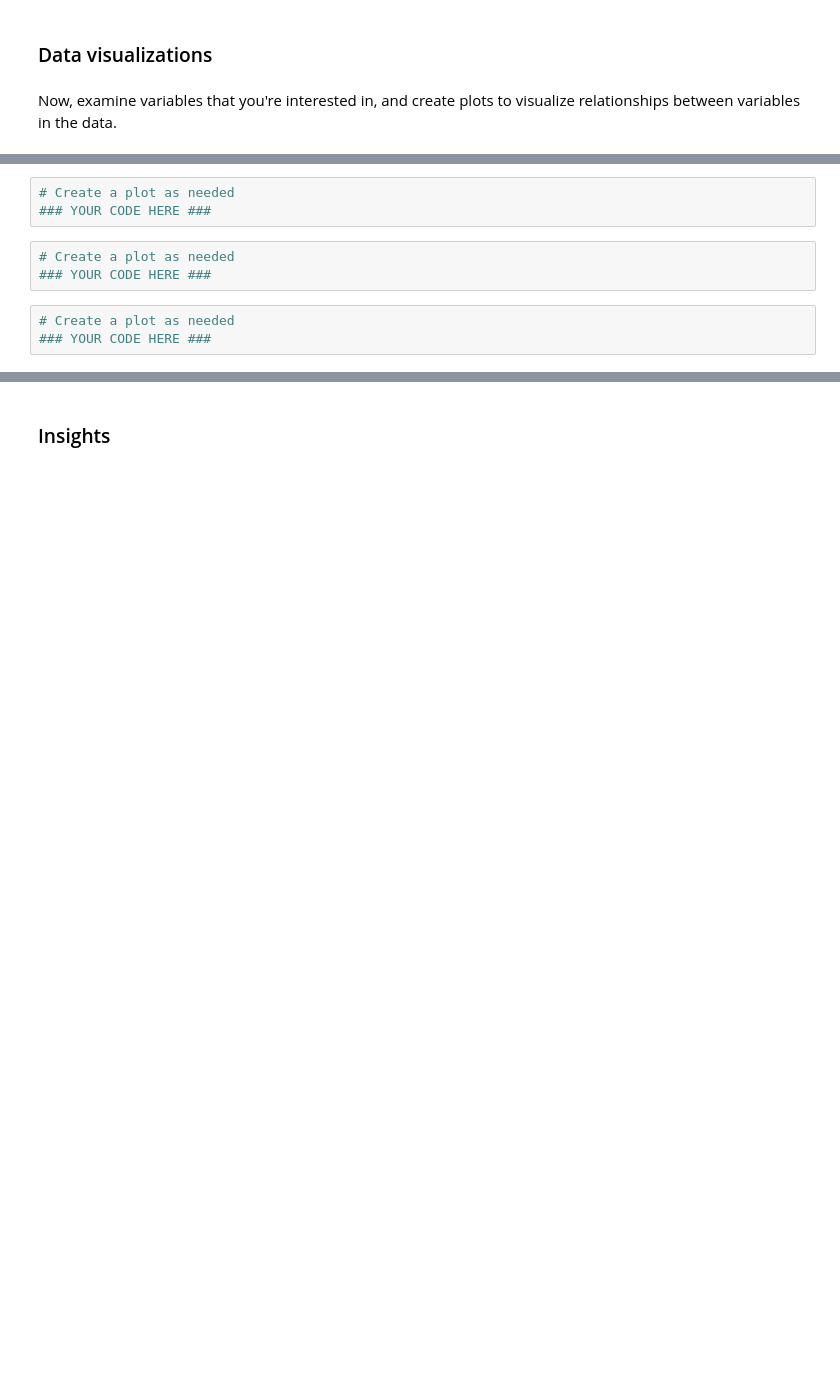
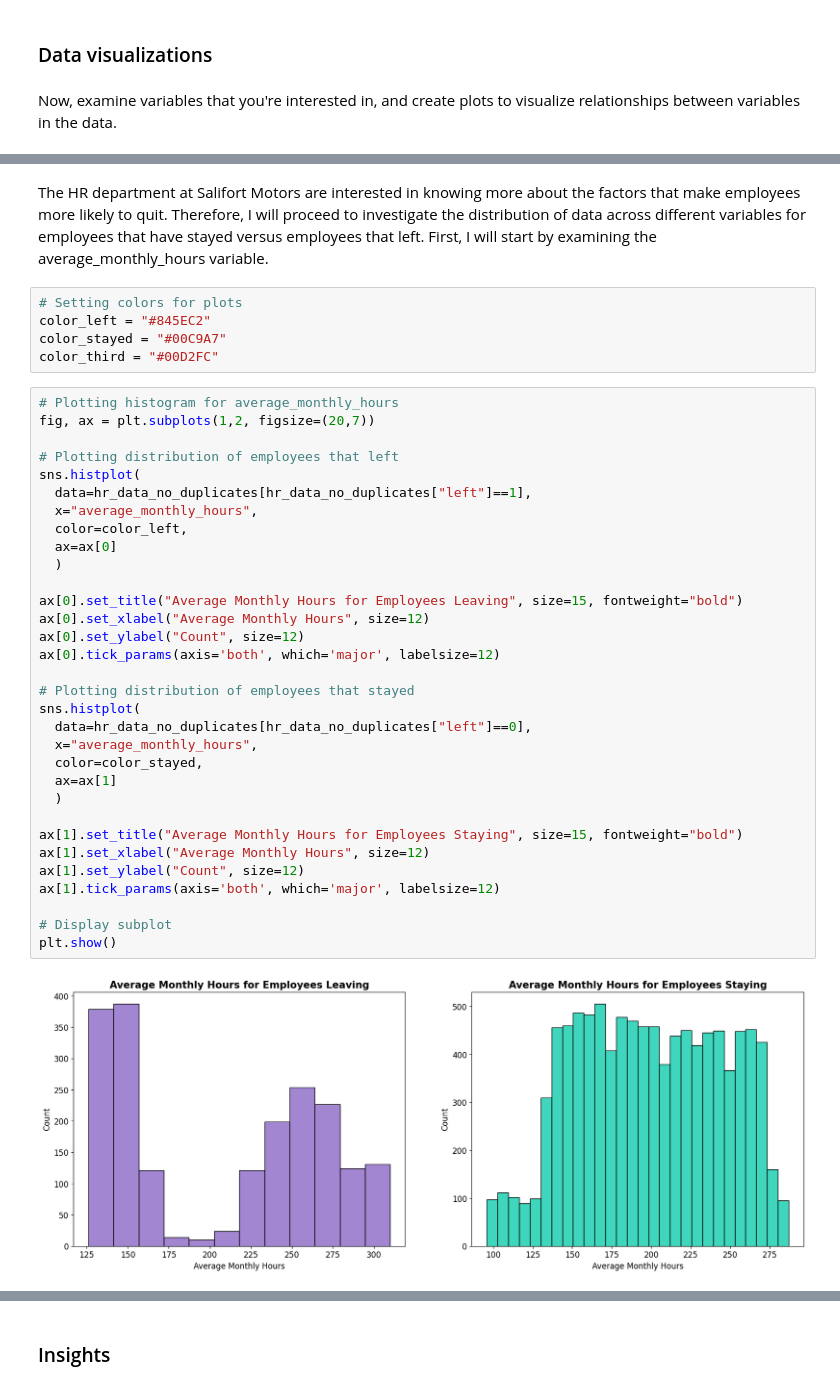
Before and after one commit to frederiklange/capstone_project_google_advanced_data_analytics, a Jupyter notebook: notebooks/capstone_project_notebook.ipynb, the cells around one changed output, grey strips where cells are left out. Drawn from its saved outputs; the diff is of its cells as text; blank space fills up the shorter version.

```diff
--- a/notebooks/capstone_project_notebook.ipynb
+++ b/notebooks/capstone_project_notebook.ipynb
@@ -350,9 +319,41 @@ Now, examine variables that you're interested in, and create plots to visualize
-# %%
-# Create a plot as needed
-### YOUR CODE HERE ###
-# %%
-# Create a plot as needed
-### YOUR CODE HERE ###
-# %%
-# Create a plot as needed
-### YOUR CODE HERE ###
+# %% [markdown]
+The HR department at Salifort Motors are interested in knowing more about the factors that make employees more likely to quit. Therefore, I will proceed to investigate the distribution of data across different variables for employees that have stayed versus employees that left. First, I will start by examining the average_monthly_hours variable.
+# %%
+# Setting colors for plots
+color_left = "#845EC2"
+color_stayed = "#00C9A7"
+color_third = "#00D2FC"
+# %%
+# Plotting histogram for average_monthly_hours
+fig, ax = plt.subplots(1,2, figsize=(20,7))
+
+# Plotting distribution of employees that left
+sns.histplot(
+  data=hr_data_no_duplicates[hr_data_no_duplicates["left"]==1],
+  x="average_monthly_hours",
+  color=color_left,
+  ax=ax[0]
+  )
+
+ax[0].set_title("Average Monthly Hours for Employees Leaving", size=15, fontweight="bold")
+ax[0].set_xlabel("Average Monthly Hours", size=12)
+ax[0].set_ylabel("Count", size=12)
+ax[0].tick_params(axis='both', which='major', labelsize=12)
+
+# Plotting distribution of employees that stayed
+sns.histplot(
+  data=hr_data_no_duplicates[hr_data_no_duplicates["left"]==0],
+  x="average_monthly_hours",
+  color=color_stayed,
+  ax=ax[1]
+  )
+
+ax[1].set_title("Average Monthly Hours for Employees Staying", size=15, fontweight="bold")
+ax[1].set_xlabel("Average Monthly Hours", size=12)
+ax[1].set_ylabel("Count", size=12)
+ax[1].tick_params(axis='both', which='major', labelsize=12)
+
+# Display subplot
+plt.show()
+# %% [output]
+[figure, added]
```
Also changed, not shown: parts of 32 cells of this notebook.
